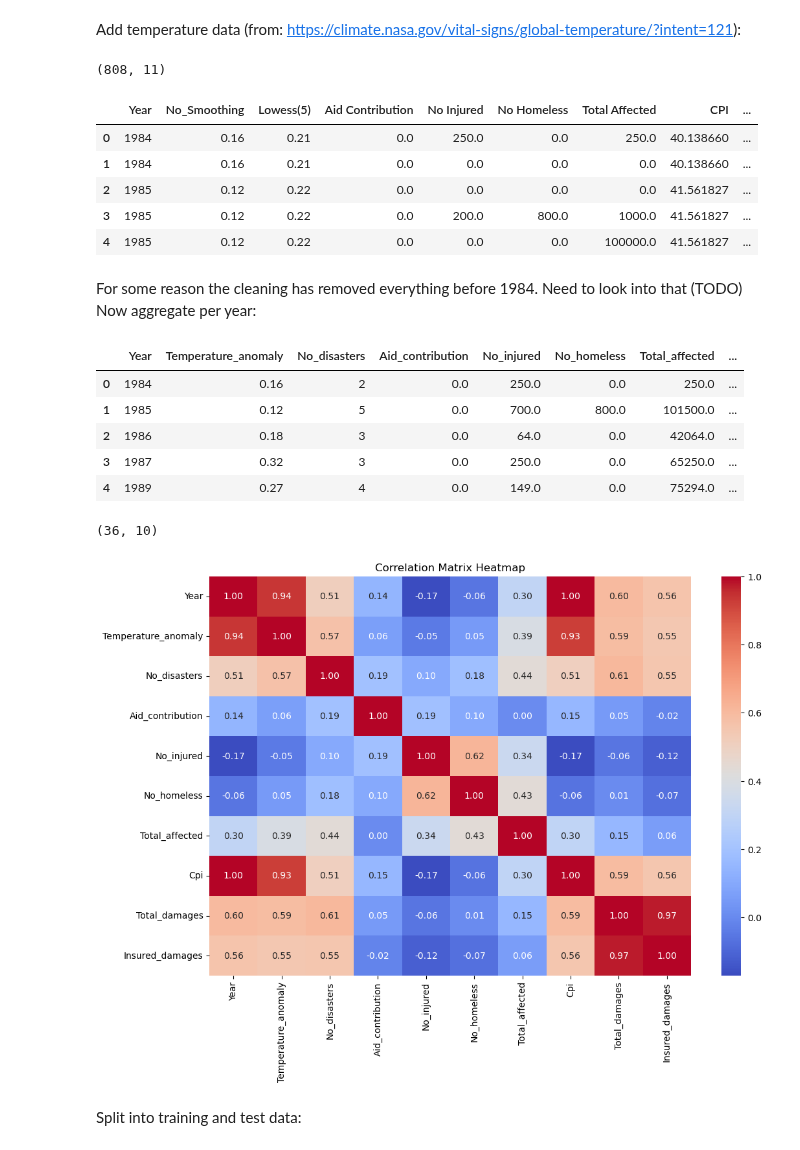
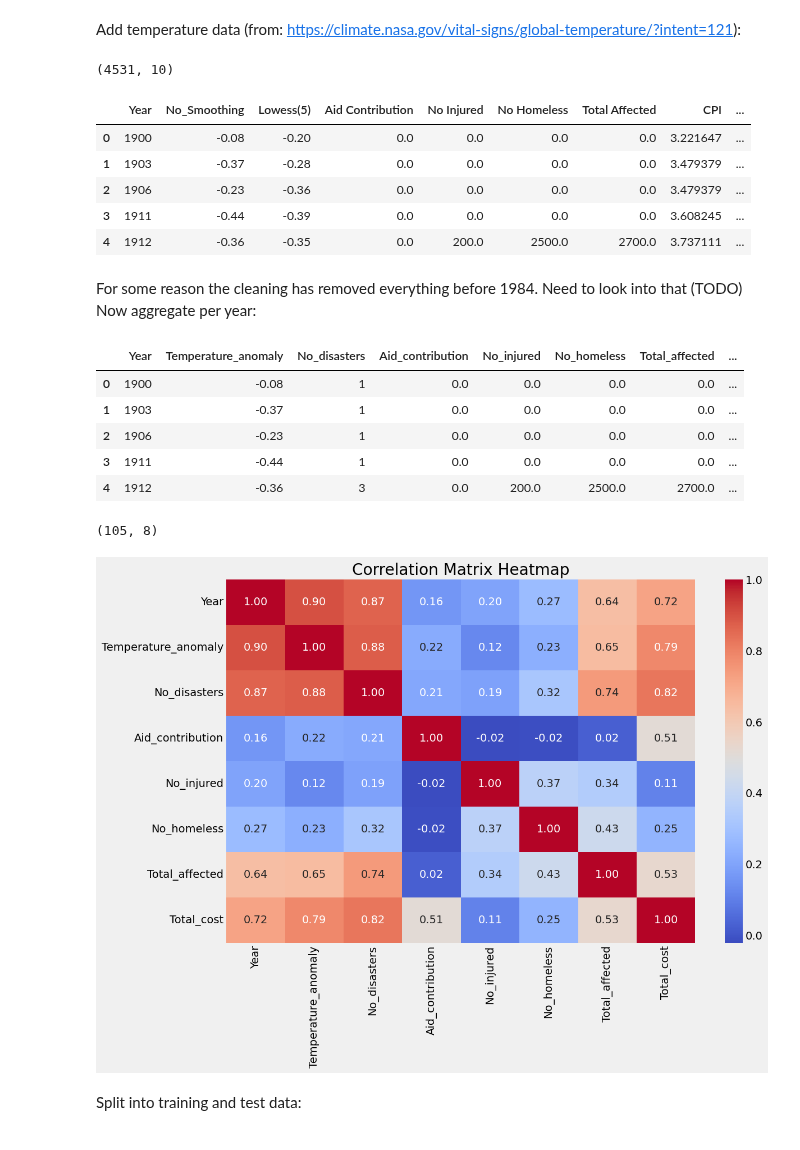
Before and after one commit to hellegje/fys-stk4155, a Jupyter notebook: Project3/Project3.ipynb, the cells around one changed output. Saved outputs shown, nothing was run; the diff lists cells and outputs as text; code cells hidden in the pictures.

```diff
--- a/Project3/Project3.ipynb
+++ b/Project3/Project3.ipynb
@@ -138,6 +138,7 @@ def adjust_cost(cost, cpi):
     return (100*cost)/cpi
 
 disasters.data["Total Damages ('000 US$)"] = adjust_cost(cost=disasters.data["Total Damages ('000 US$)"], cpi=disasters.data["CPI"])
+disasters.data.rename(columns={"Total Damages ('000 US$)": "Total Damages ('000 US$) (Adjusted 2021)"}, inplace=True)
 # %%
 disasters.data.head()
 # %% [output]
@@ -168,42 +169,40 @@ combined_df = combined_df.drop('index', axis=1)
 print(combined_df.shape)
 combined_df.head()
 # %% [output]
-(808, 11)
+(4531, 10)
 |  | Year | No_Smoothing | Lowess(5) | Aid Contribution | No Injured | No Homeless | Total Affected | CPI | ... |
-| 0 | 1984 | 0.16 | 0.21 | 0.0 | 250.0 | 0.0 | 250.0 | 40.138660 | ... |
-| 1 | 1984 | 0.16 | 0.21 | 0.0 | 0.0 | 0.0 | 0.0 | 40.138660 | ... |
-| 2 | 1985 | 0.12 | 0.22 | 0.0 | 0.0 | 0.0 | 0.0 | 41.561827 | ... |
-| 3 | 1985 | 0.12 | 0.22 | 0.0 | 200.0 | 800.0 | 1000.0 | 41.561827 | ... |
-| 4 | 1985 | 0.12 | 0.22 | 0.0 | 0.0 | 0.0 | 100000.0 | 41.561827 | ... |
+| 0 | 1900 | -0.08 | -0.20 | 0.0 | 0.0 | 0.0 | 0.0 | 3.221647 | ... |
+| 1 | 1903 | -0.37 | -0.28 | 0.0 | 0.0 | 0.0 | 0.0 | 3.479379 | ... |
+| 2 | 1906 | -0.23 | -0.36 | 0.0 | 0.0 | 0.0 | 0.0 | 3.479379 | ... |
+| 3 | 1911 | -0.44 | -0.39 | 0.0 | 0.0 | 0.0 | 0.0 | 3.608245 | ... |
+| 4 | 1912 | -0.36 | -0.35 | 0.0 | 200.0 | 2500.0 | 2700.0 | 3.737111 | ... |
 # %% [markdown]
 For some reason the cleaning has removed everything before 1984. Need to look into that (TODO)
 Now aggregate per year:
 # %%
 year_df = combined_df.groupby('Year').agg(
     Temperature_anomaly = ('No_Smoothing', 'mean'),
     No_disasters = ('Year', 'size'),
     Aid_contribution = ('Aid Contribution', 'sum'),
     No_injured = ('No Injured', 'sum'),
     No_homeless = ('No Homeless', 'sum'),
     Total_affected = ('Total Affected', 'sum'),
-    Cpi = ('CPI', 'mean'),
-    Total_damages = ('Total Damages (\'000 US$)', 'sum'),
-    Insured_damages = ('Insured Damages (\'000 US$)', 'sum')
+    Total_cost = ('Total Damages (\'000 US$) (Adjusted 2021)', 'sum')
 ).reset_index()
 
 year_df.head()
 # %% [output]
 |  | Year | Temperature_anomaly | No_disasters | Aid_contribution | No_injured | No_homeless | Total_affected | ... |
-| 0 | 1984 | 0.16 | 2 | 0.0 | 250.0 | 0.0 | 250.0 | ... |
-| 1 | 1985 | 0.12 | 5 | 0.0 | 700.0 | 800.0 | 101500.0 | ... |
-| 2 | 1986 | 0.18 | 3 | 0.0 | 64.0 | 0.0 | 42064.0 | ... |
-| 3 | 1987 | 0.32 | 3 | 0.0 | 250.0 | 0.0 | 65250.0 | ... |
-| 4 | 1989 | 0.27 | 4 | 0.0 | 149.0 | 0.0 | 75294.0 | ... |
+| 0 | 1900 | -0.08 | 1 | 0.0 | 0.0 | 0.0 | 0.0 | ... |
+| 1 | 1903 | -0.37 | 1 | 0.0 | 0.0 | 0.0 | 0.0 | ... |
+| 2 | 1906 | -0.23 | 1 | 0.0 | 0.0 | 0.0 | 0.0 | ... |
+| 3 | 1911 | -0.44 | 1 | 0.0 | 0.0 | 0.0 | 0.0 | ... |
+| 4 | 1912 | -0.36 | 3 | 0.0 | 200.0 | 2500.0 | 2700.0 | ... |
 # %%
 #Shape
 print(year_df.shape)
 # %% [output]
-(36, 10)
+(105, 8)
 # %%
 import seaborn as sns
 import matplotlib.pyplot as plt
@@ -230,7 +229,7 @@ sns.heatmap(
 plt.title("Correlation Matrix Heatmap")
 plt.show()
 # %% [output]
-[figure, old version]
+[figure, new version]
 # %% [markdown]
 Split into training and test data:
 # %%
```
Also changed, not shown: parts of 15 cells of this notebook.
